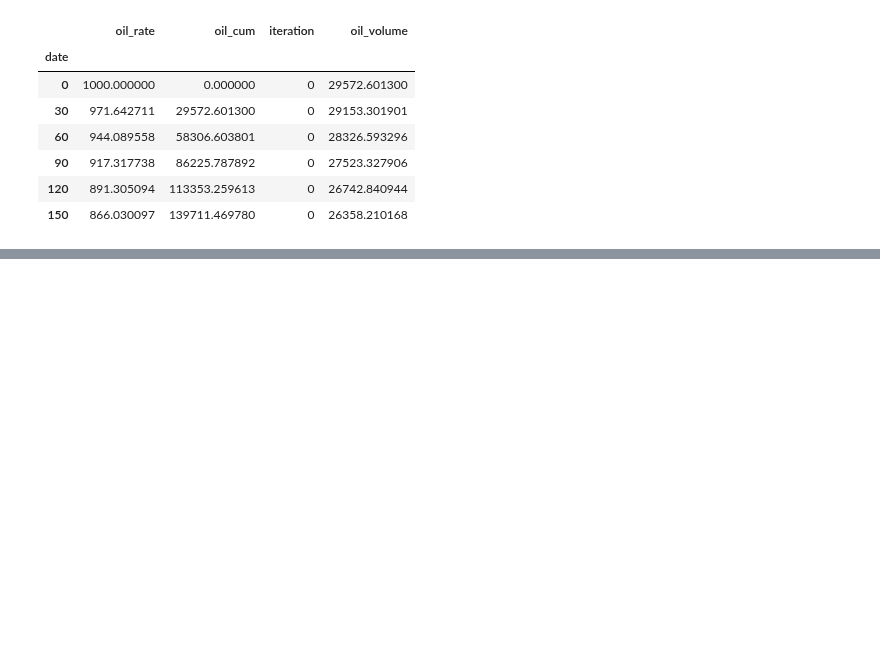
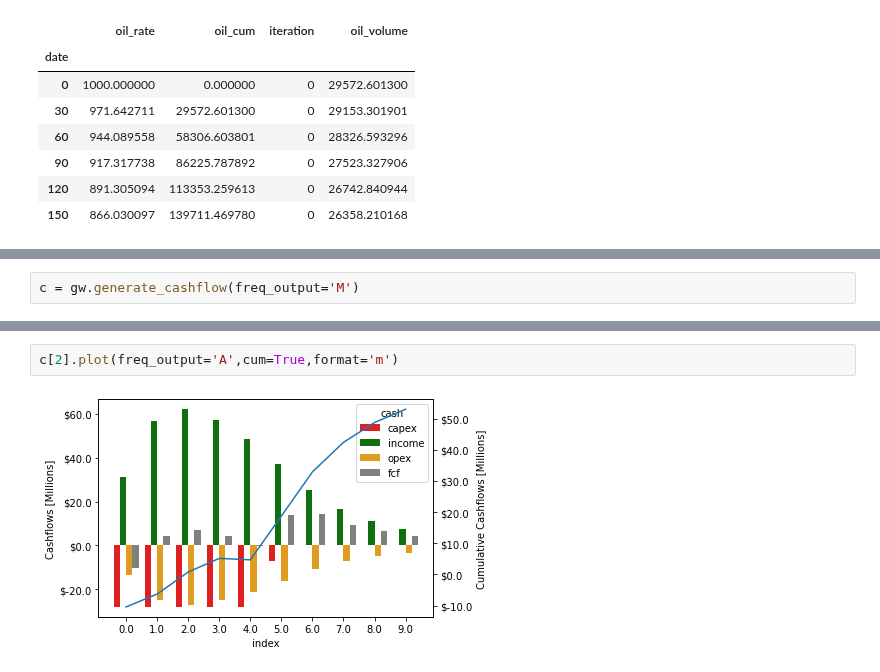
Before and after one commit to scuervo91/dcapy, a Jupyter notebook: docs/examples/6-FixesNotebooks/0-1-5_test_release.ipynb, the cells around one changed output, grey strips where cells are left out. Drawn from its saved outputs; the diff is of its cells as text; blank space fills up the shorter version.

```diff
--- a/docs/examples/6-FixesNotebooks/0-1-5_test_release.ipynb
+++ b/docs/examples/6-FixesNotebooks/0-1-5_test_release.ipynb
@@ -90,0 +203,2 @@ dca.Arps(
+# %%
+c = gw.generate_cashflow(freq_output='M')
@@ -90,0 +210,4 @@ dca.Arps(
+# %%
+c[2].plot(freq_output='A',cum=True,format='m')
+# %% [output]
+[figure, added]
```
Also changed, not shown: parts of 5 cells of this notebook, 3 other files.
